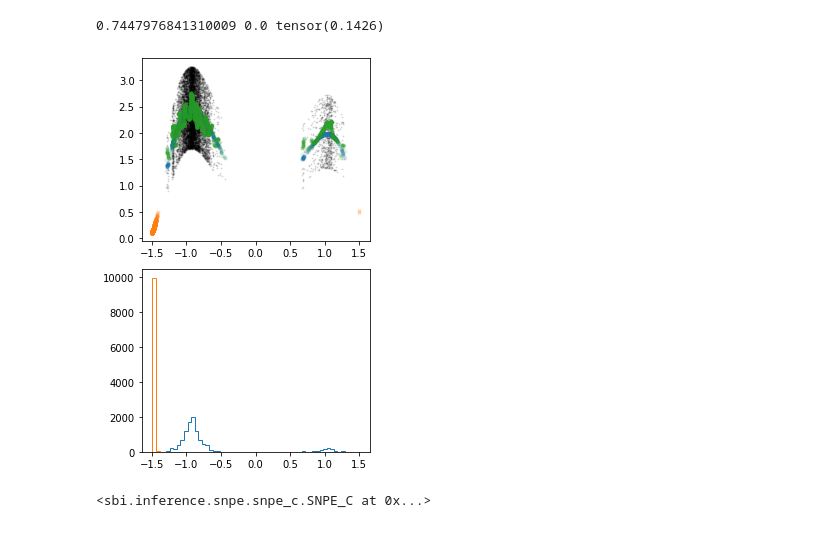
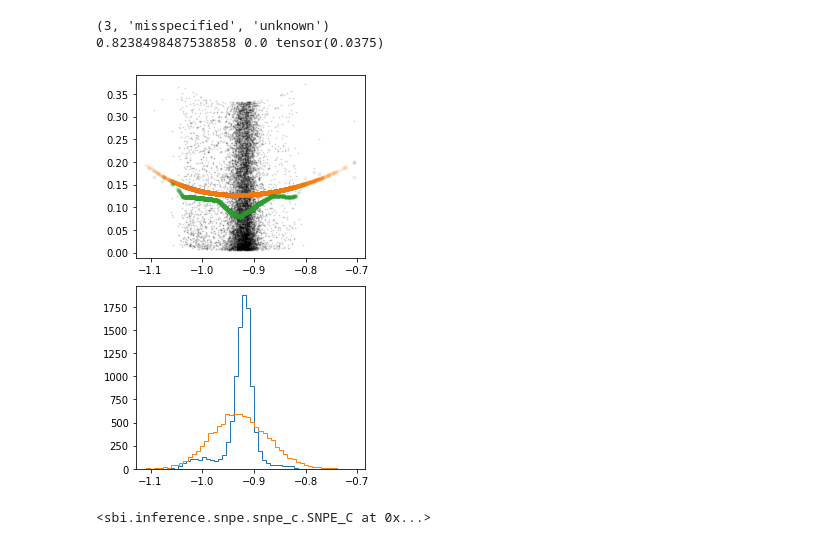
Before and after one commit to mackelab/neuralgbi, a Jupyter notebook: dev_notebook/run_comparisons.ipynb, the cells around one changed output. Saved outputs shown, nothing was run; the diff lists cells and outputs as text; code cells hidden in the pictures.

```diff
--- a/dev_notebook/run_comparisons.ipynb
+++ b/dev_notebook/run_comparisons.ipynb
@@ -21,12 +24,21 @@ inference_dir = "../results/benchmark/algorithms/"
 xo_dir = "../gbi/benchmark/tasks/"
 
 
-task_dict = {
+task_classes = {
     "uniform_1d": UniformNoise1D,
     "two_moons": TwoMoonsGBI,
     "linear_gaussian": LinearGaussian,
     "gaussian_mixture": GaussianMixture
 }
+
+task_betas = {
+    "uniform_1d": ["4","20","100"],
+    "two_moons": ["10","100","1000"],
+    "linear_gaussian": ["0.1","1.0","10.0"],
+    "gaussian_mixture": ["2.0","10.0","50.0"],
+}
+
+algos = ['GBI', 'NPE', 'NLE']
 # %%
 # load xo, gt posterior samples, and inference samples
 task_name = "uniform_1d"
@@ -35,7 +47,11 @@ if task_name == "gaussian_mixture":
 else:
     distance_func = distances.mse_dist
 
-betas = ["4","20","100"]
-algos = ['GBI', 'NPE', 'NLE']
-xo_info = (0, 'misspecified', 'known')
+betas = task_betas[task_name]
+xo_path = f"{xo_dir}/{task_name}/xos/"
+gt_datetime = np.sort(listdir(f"{gt_dir}/{task_name}/"))[-1]
+inference_datetime = np.sort(listdir(f"{inference_dir}/{task_name}/"))[-1]
+# %%
+xo_combs = [range(10), ['specified', 'misspecified'], ['known', 'unknown']]
+xo_info_combs = list(itertools.product(*xo_combs))
 # %%
@@ -112,5 +124,19 @@ task = task_dict[task_name](beta=beta, x_o=xo)
 # %%
+xo_info, xo_theta, posterior_samples = posterior_samples_collected[3+12]
+
+print(xo_info)
+xo, theta = xo_theta['xo'], xo_theta['theta_gt']
+beta = betas[2]
+
+# compute metrics
+theta_posterior_gt = posterior_samples['GT'][f'beta_{beta}']
+theta_posterior_alg = posterior_samples['GBI'][f'beta_{beta}']
+task = task_classes[task_name](beta=beta, x_o=xo)
+
+# ---C2ST
 # c2st = C2ST(theta_gt_posterior, theta_posterior)
+
+# ---posterior moments
 theta_gt_mean, theta_gt_std = theta_posterior_gt.mean(0), theta_posterior_gt.std(0)
 theta_alg_mean, theta_alg_std = theta_posterior_alg.mean(0), theta_posterior_alg.std(0)
 
@@ -120,35 +146,36 @@ x_pred_alg = task.simulate(theta_posterior_alg)
 
 # posterior predicitive distances
 dist_pred_true = task.distance_fn(theta_posterior_alg)
 dist_pred_gt = task.distance_fn(theta_posterior_gt)
 dist_pred_samples = distance_func(x_pred_alg[:,None,:], xo[None,None,:])
 with torch.no_grad():
     dist_pred_alg = gbi_inference.distance_net(theta_posterior_alg, xo.repeat((theta_posterior_alg.shape[0], 1))).squeeze(1)
 
 
 r, pv = stats.pearsonr(dist_pred_true, dist_pred_alg)
 dist_error = ((dist_pred_true-dist_pred_alg)**2).mean()**0.5
 
 dist_pred_samples_mean, dist_pred_samples_std = dist_pred_samples.mean(), dist_pred_samples.std()
 
 
 
 plt.figure(figsize=(4,6))
 plt.subplot(2,1,1)
 plt.plot(theta_posterior_alg, dist_pred_samples, 'k.', alpha=0.1, ms=2)
 plt.plot(theta_posterior_alg, dist_pred_true, '.', alpha=0.1)
 plt.plot(theta_posterior_gt, dist_pred_gt, '.', alpha=0.1)
 plt.plot(theta_posterior_alg, dist_pred_alg, '.', alpha=0.1)
 
 plt.subplot(2,1,2)
 plt.hist(theta_posterior_alg.squeeze(), 50, histtype='step');
 plt.hist(theta_posterior_gt.squeeze(), 50, histtype='step');
 plt.axvline(theta_gt[xo_info[0]].squeeze())
 plt.tight_layout()
 print(r, pv, dist_error)
 # %% [output]
-0.7447976841310009 0.0 tensor(0.1426)
+(3, 'misspecified', 'unknown')
+0.8238498487538858 0.0 tensor(0.0375)
-[figure, old version]
+[figure, new version]
 # %%
 # %matplotlib inline
 # import matplotlib.pyplot as plt
```
Also changed, not shown: parts of 3 cells of this notebook, 2 other files.
